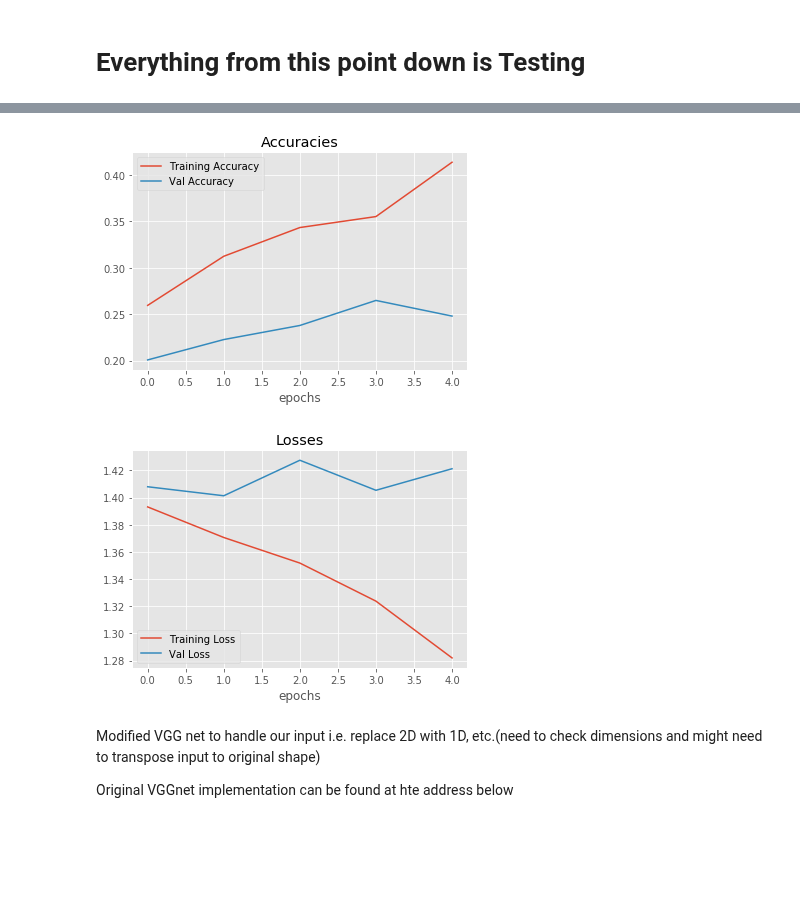
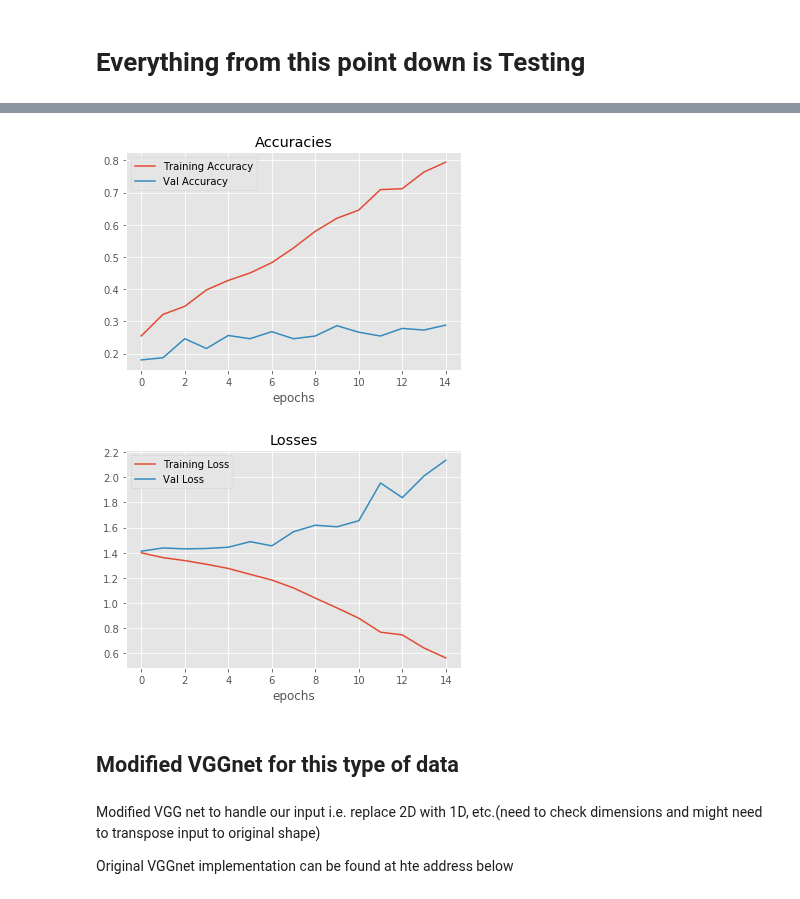
Before and after one commit to kunalpatel1793/Neural-Nets-Final-Project, a Jupyter notebook: Model.ipynb, the cells around one changed output, grey strips where cells are left out. Cells and saved outputs as stored; diff of their text form; code cells hidden in the pictures; blank space fills up the shorter version.

```diff
--- a/Model.ipynb
+++ b/Model.ipynb
@@ -83,8 +85,8 @@ model = Sequential([
     LSTM(100, input_shape=(t,f)),
     Dense(32),
     Activation('relu'),
-    Dense(64),
-    Activation('relu'),
+    #Dense(64),
+    #Activation('relu'),
     Dense(32),
     Activation('relu'),
     Dense(4),
@@ -95,7 +97,7 @@ model.compile(optimizer = 'adam',
              loss = 'categorical_crossentropy',
              metrics=['accuracy'])
 
-hist = model.fit(train_data,train_labels,epochs=5,validation_split=0.25,batch_size=32,verbose=0)
+hist = model.fit(train_data,train_labels,epochs=15,validation_split=0.25,batch_size=32,verbose=0)
 test_score = model.evaluate(test_data, test_labels, batch_size=32)
 
 print(test_score)
@@ -119,5 +110,7 @@ Epoch 5/5
-[figure, old version]
+[figure, new version]
-[figure, old version]
+[figure, new version]
+# %% [markdown]
+## Modified VGGnet for this type of data
 # %% [markdown]
 Modified VGG net to handle our input i.e. replace 2D with 1D, etc.(need to check dimensions and might need to transpose input to original shape)
 
```
Also changed, not shown: parts of 16 cells of this notebook.
